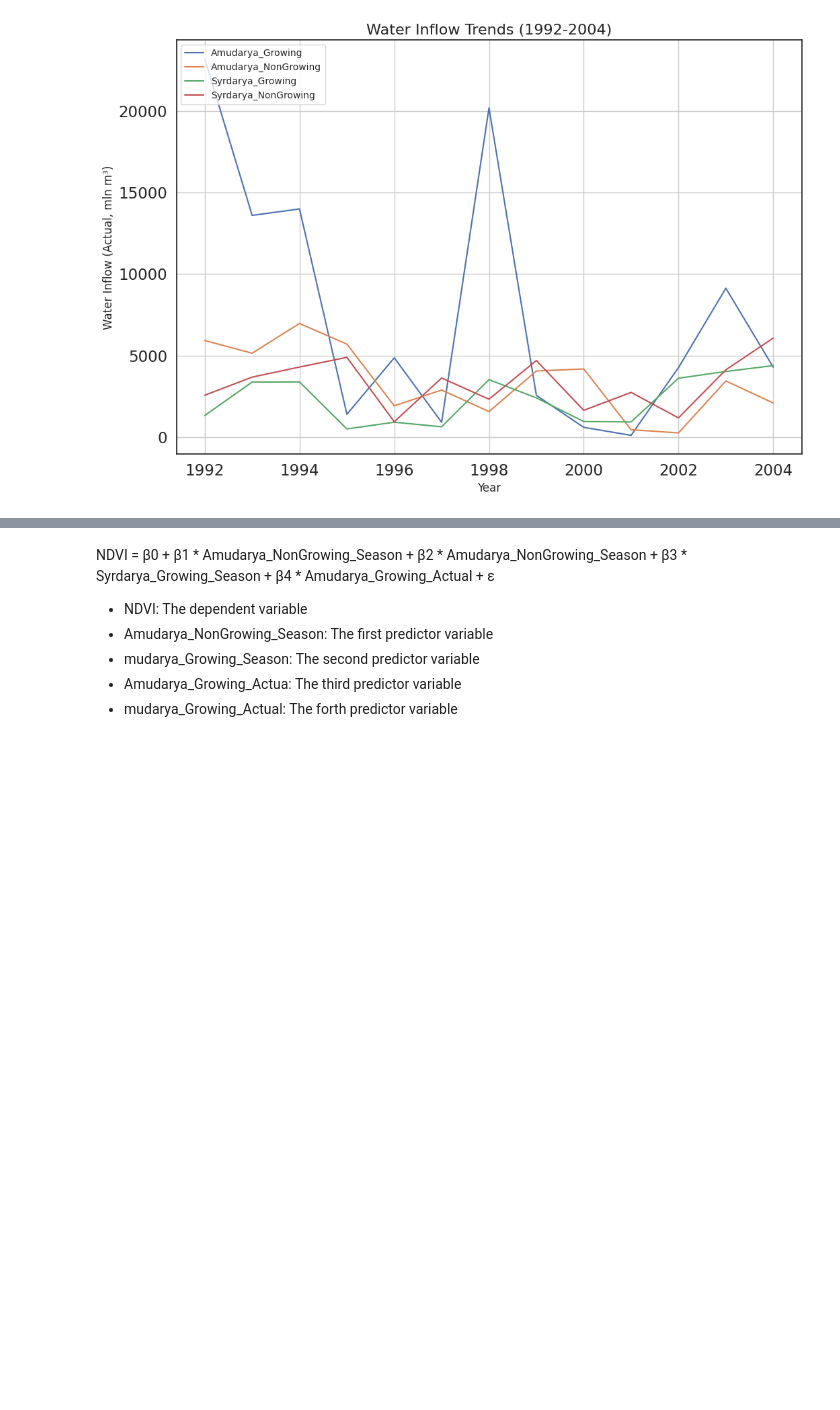
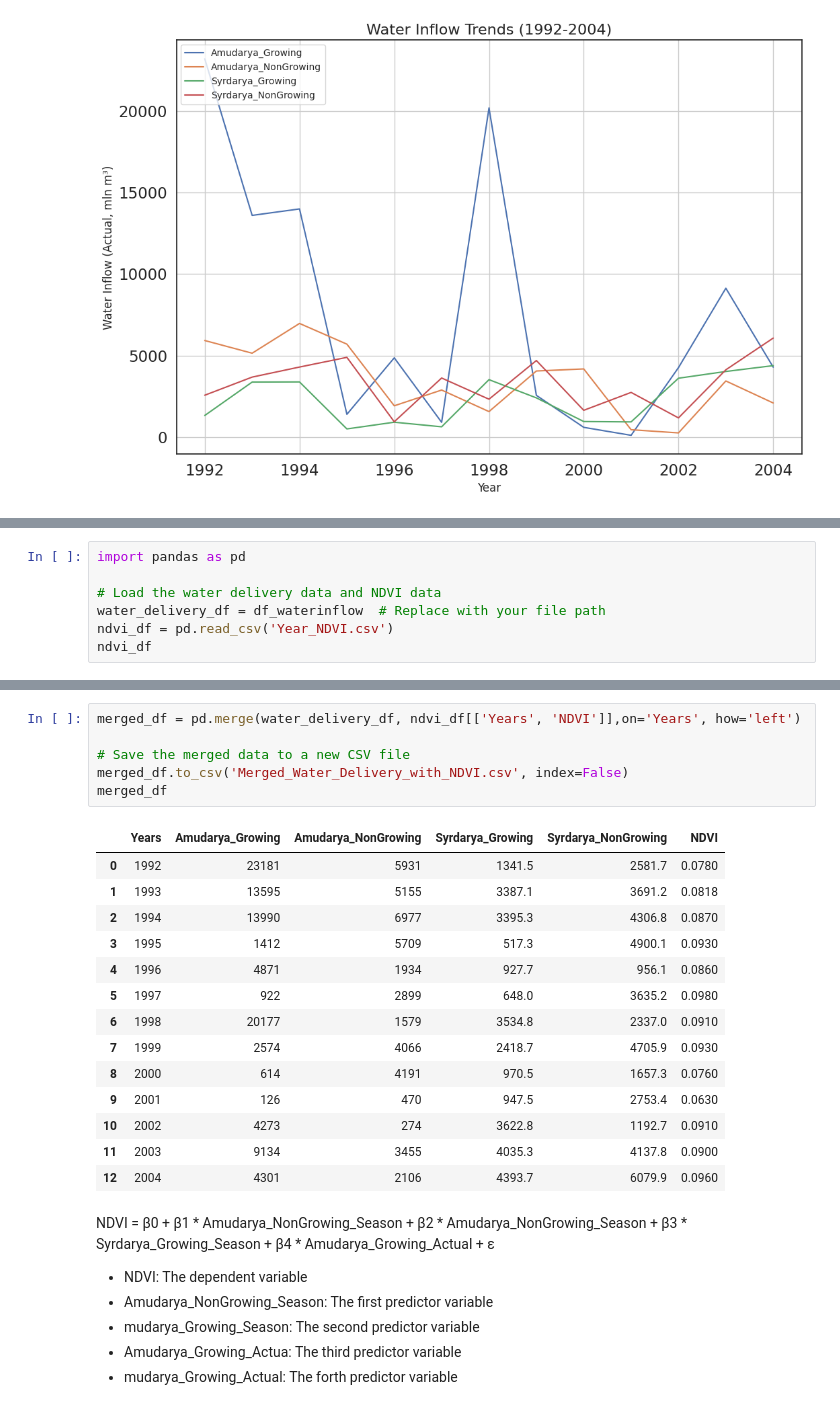
Before and after one commit to Lesiazhou/QM2, a Jupyter notebook: Salinity,_Precipitation,_Water_Inflow_vs_NDVI.ipynb, the cells around one changed output, grey strips where cells are left out. Drawn from its saved outputs; the diff is of its cells as text; blank space fills up the shorter version.

```diff
--- a/Salinity,_Precipitation,_Water_Inflow_vs_NDVI.ipynb
+++ b/Salinity,_Precipitation,_Water_Inflow_vs_NDVI.ipynb
@@ -211,0 +174,7 @@ See the caveats in the documentation: https://pandas.pydata.org/pandas-docs/stab
+# %%
+import pandas as pd
+
+# Load the water delivery data and NDVI data
+water_delivery_df = df_waterinflow  # Replace with your file path
+ndvi_df = pd.read_csv('Year_NDVI.csv')
+ndvi_df
@@ -212,3 +199,24 @@ See the caveats in the documentation: https://pandas.pydata.org/pandas-docs/stab
+# %%
+merged_df = pd.merge(water_delivery_df, ndvi_df[['Years', 'NDVI']],on='Years', how='left')
+
+# Save the merged data to a new CSV file
+merged_df.to_csv('Merged_Water_Delivery_with_NDVI.csv', index=False)
+merged_df
+# %% [output]
+|  | Years | Amudarya_Growing | Amudarya_NonGrowing | Syrdarya_Growing | Syrdarya_NonGrowing | NDVI |
+| 0 | 1992 | 23181 | 5931 | 1341.5 | 2581.7 | 0.0780 |
+| 1 | 1993 | 13595 | 5155 | 3387.1 | 3691.2 | 0.0818 |
+| 2 | 1994 | 13990 | 6977 | 3395.3 | 4306.8 | 0.0870 |
+| 3 | 1995 | 1412 | 5709 | 517.3 | 4900.1 | 0.0930 |
+| 4 | 1996 | 4871 | 1934 | 927.7 | 956.1 | 0.0860 |
+| 5 | 1997 | 922 | 2899 | 648.0 | 3635.2 | 0.0980 |
+| 6 | 1998 | 20177 | 1579 | 3534.8 | 2337.0 | 0.0910 |
+| 7 | 1999 | 2574 | 4066 | 2418.7 | 4705.9 | 0.0930 |
+| 8 | 2000 | 614 | 4191 | 970.5 | 1657.3 | 0.0760 |
+| 9 | 2001 | 126 | 470 | 947.5 | 2753.4 | 0.0630 |
+| 10 | 2002 | 4273 | 274 | 3622.8 | 1192.7 | 0.0910 |
+| 11 | 2003 | 9134 | 3455 | 4035.3 | 4137.8 | 0.0900 |
+| 12 | 2004 | 4301 | 2106 | 4393.7 | 6079.9 | 0.0960 |
 # %% [markdown]
 NDVI = β0 + β1 * Amudarya_NonGrowing_Season + β2 * Amudarya_NonGrowing_Season + β3 * Syrdarya_Growing_Season + β4 * Amudarya_Growing_Actual + ε
 
```
Also changed, not shown: parts of 5 cells of this notebook.
